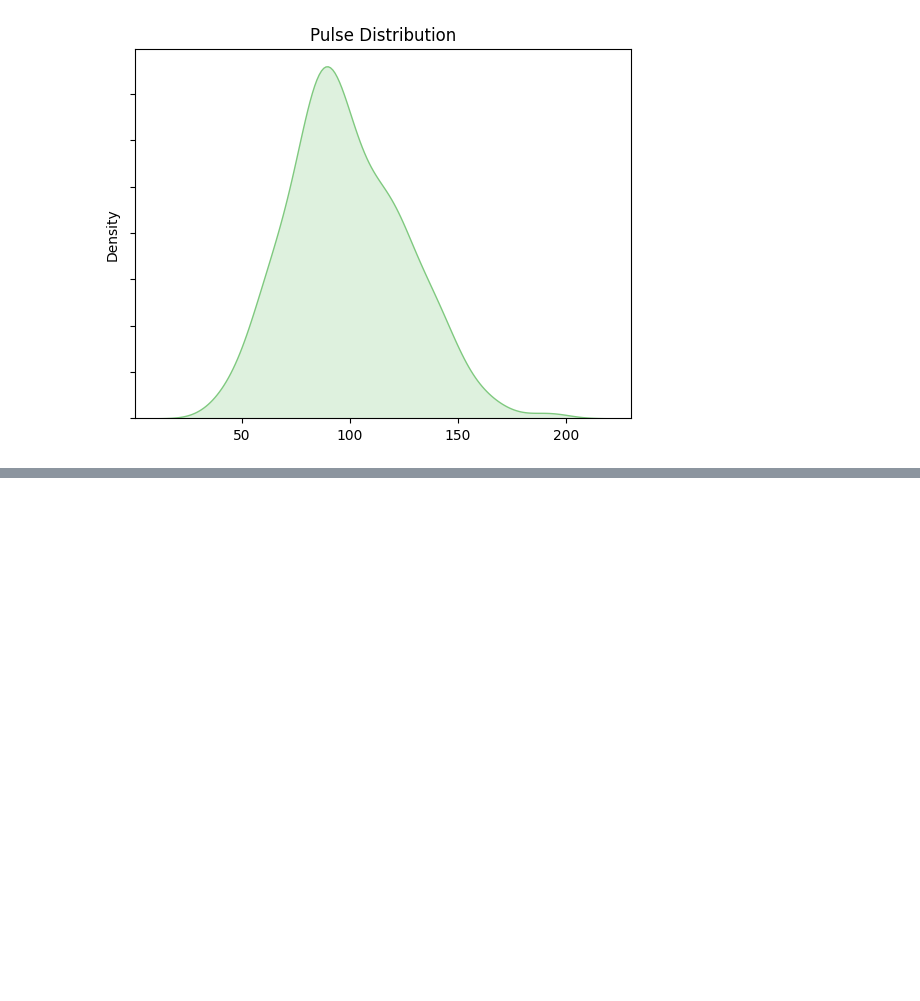
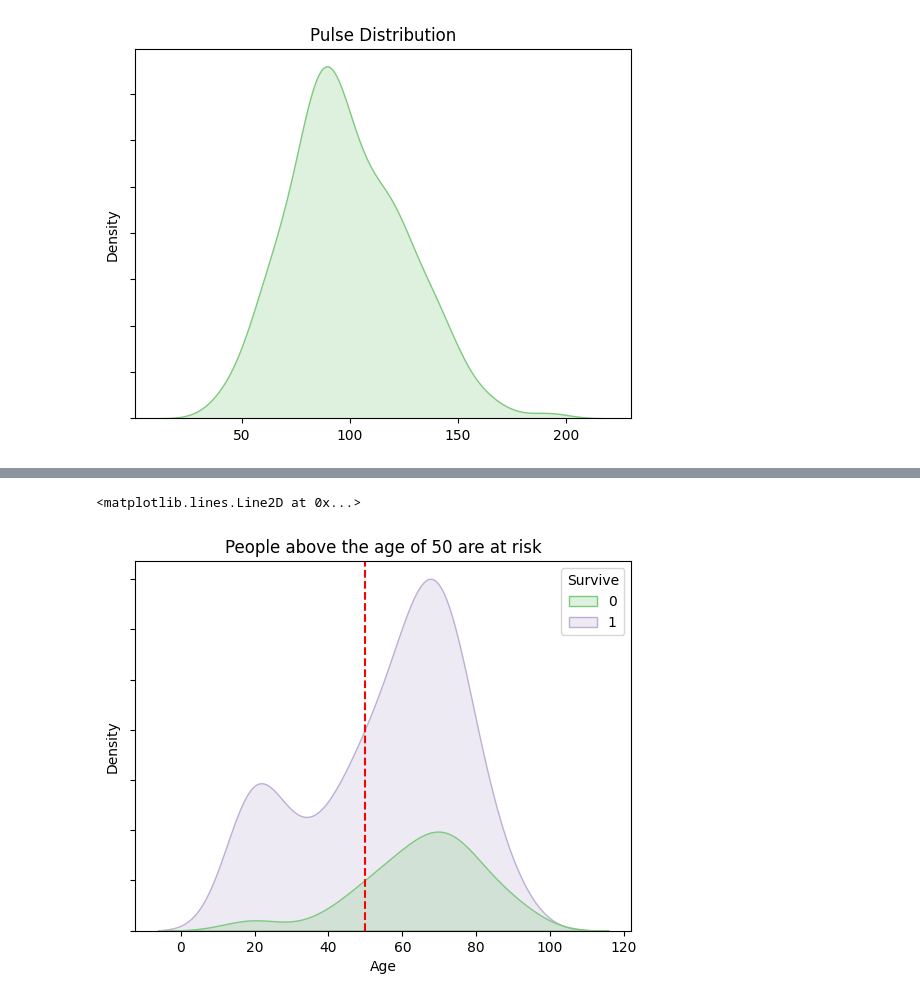
Before and after one commit to chingfhen/SGH-ICU-Patients, a Jupyter notebook: Visualizations.ipynb, the cells around one changed output, grey strips where cells are left out. Cells and saved outputs as stored; diff of their text form; code cells hidden in the pictures; blank space fills up the shorter version.

```diff
--- a/Visualizations.ipynb
+++ b/Visualizations.ipynb
@@ -187,0 +208,7 @@ p.set(yticklabels = [], title = "Pulse Distribution")
+# %%
+p = sb.kdeplot(data = tmp_data, x = "Age", hue = "Survive",palette = "Accent", fill = True)
+_ = p.set(yticklabels = [], title = "People above the age of 50 are at risk")
+p.axvline(50, color ="red", linestyle ="--")
+# %% [output]
+<matplotlib.lines.Line2D at 0x...>
+[figure, added]
```
Also changed, not shown: parts of 5 cells of this notebook.
